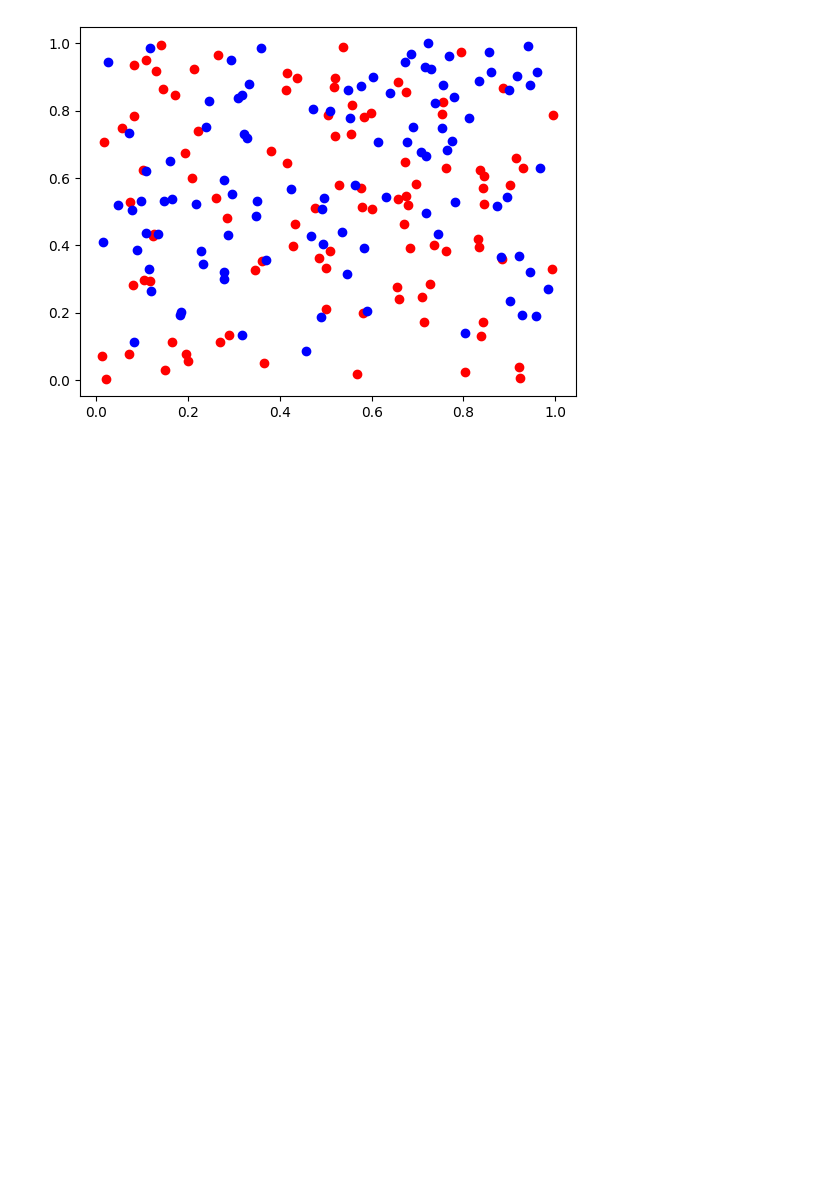
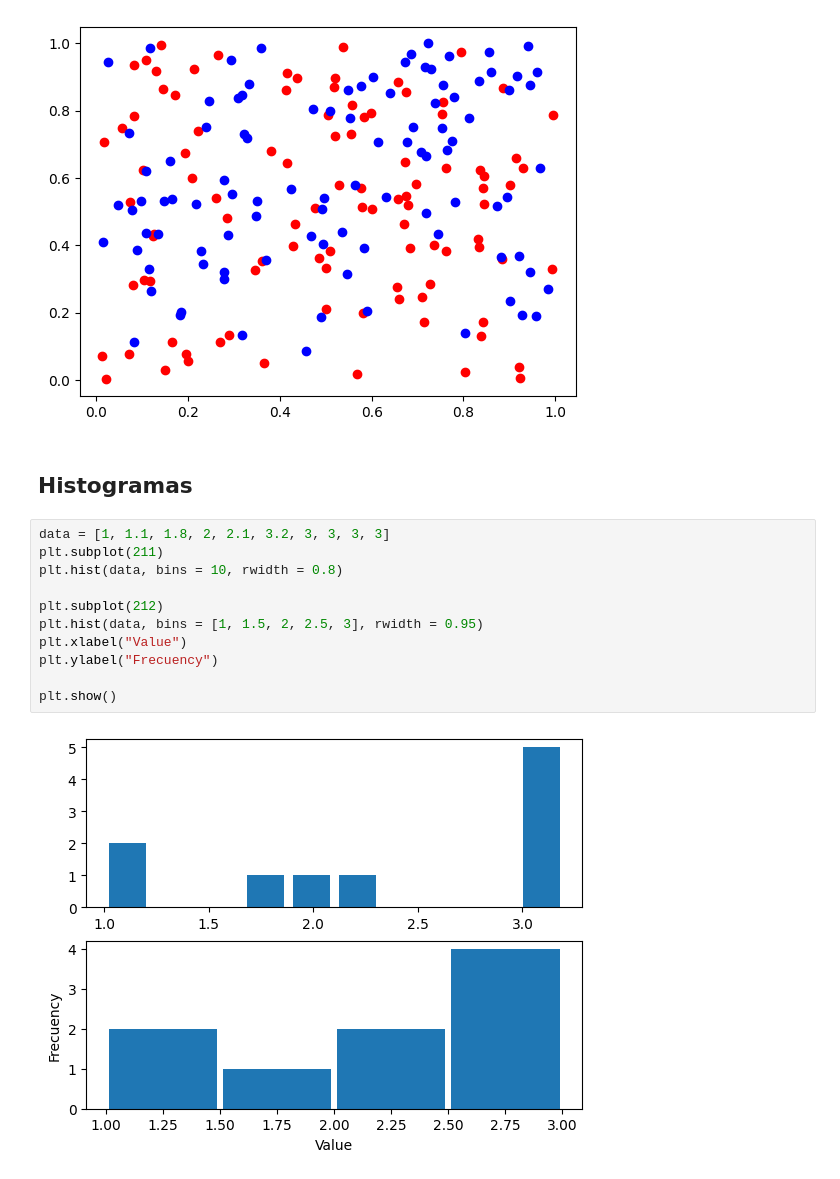
Before and after one commit to itsFDavid/Simulacion, a Jupyter notebook: 04-MatplotLib/04-MatplotLib.ipynb, the cells around one changed output. Drawn from its saved outputs; the diff is of its cells as text; blank space fills up the shorter version.

Commit message:
add Histogram

```diff
--- a/04-MatplotLib/04-MatplotLib.ipynb
+++ b/04-MatplotLib/04-MatplotLib.ipynb
@@ -166,3 +166,18 @@ plt.scatter(x2, y2, c = 'blue')
 plt.show()
 # %% [output]
 [figure]
+# %% [markdown]
+## Histogramas
+# %%
+data = [1, 1.1, 1.8, 2, 2.1, 3.2, 3, 3, 3, 3]
+plt.subplot(211)
+plt.hist(data, bins = 10, rwidth = 0.8)
+
+plt.subplot(212)
+plt.hist(data, bins = [1, 1.5, 2, 2.5, 3], rwidth = 0.95)
+plt.xlabel("Value")
+plt.ylabel("Frecuency")
+
+plt.show()
+# %% [output]
+[figure, added]
```
